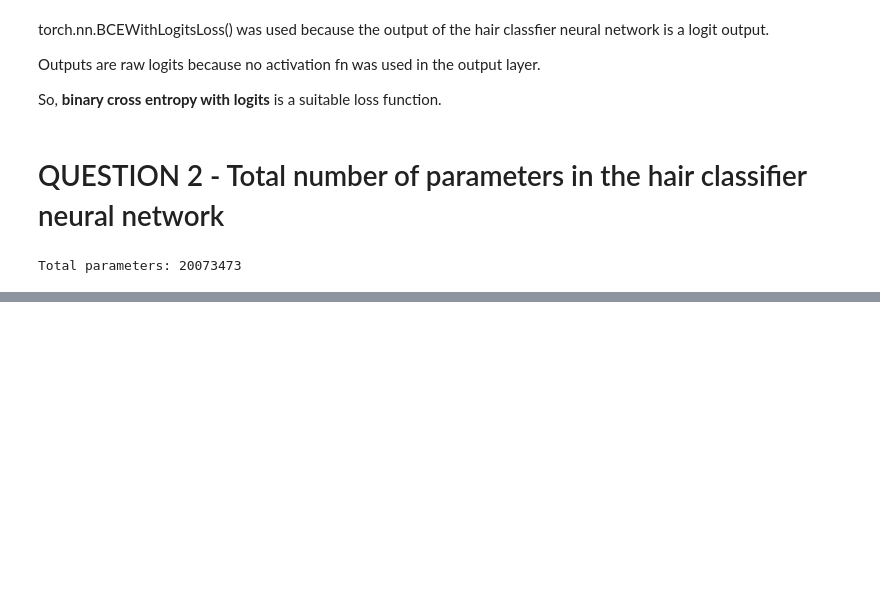
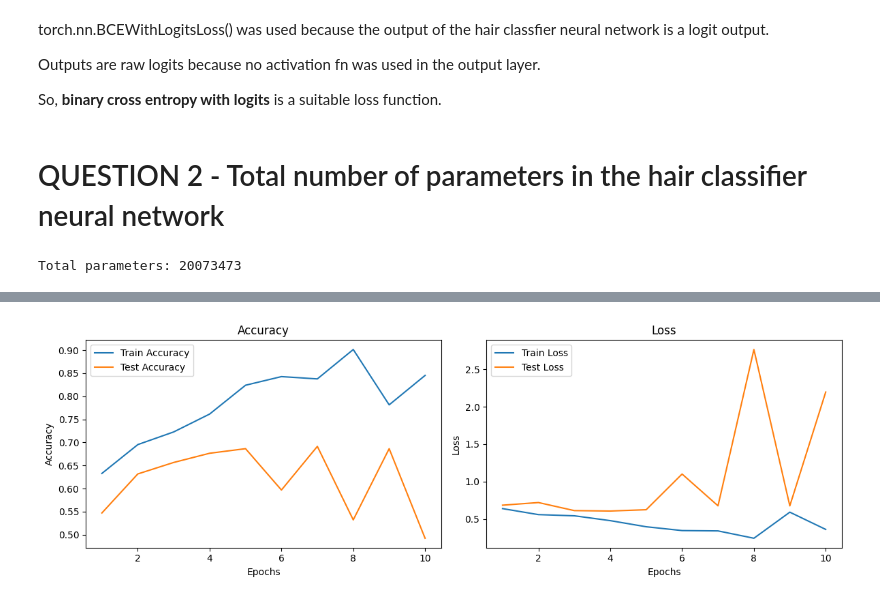
Before and after one commit to srikaldata/ml-zoomcamp-2025, a Jupyter notebook: 07-deep-learning/07-deep-learning-homework.ipynb, the cells around one changed output, grey strips where cells are left out. Cells and saved outputs as stored; diff of their text form; code cells hidden in the pictures; blank space fills up the shorter version.

Commit message:
deep learning - hw - q3 q4 finding the median training accuracy andhte standard deviation of training loss across ten epochs

```diff
--- a/07-deep-learning/07-deep-learning-homework.ipynb
+++ b/07-deep-learning/07-deep-learning-homework.ipynb
@@ -252,0 +322,27 @@ Total parameters: 20073473
+# %%
+# plotting the outputs
+import matplotlib.pyplot as plt
+
+epochs = range(1, len(history['acc']) + 1)
+plt.figure(figsize=(12, 4))
+
+plt.subplot(1, 2, 1)
+plt.plot(epochs, history['acc'], label='Train Accuracy')
+plt.plot(epochs, history['test_acc'], label='Test Accuracy')
+plt.title('Accuracy')
+plt.xlabel('Epochs')
+plt.ylabel('Accuracy')
+plt.legend()
+
+plt.subplot(1, 2, 2)
+plt.plot(epochs, history['loss'], label='Train Loss')
+plt.plot(epochs, history['test_loss'], label='Test Loss')
+plt.title('Loss')
+plt.xlabel('Epochs')
+plt.ylabel('Loss')
+plt.legend()
+
+plt.tight_layout()
+plt.show()
+# %% [output]
+[figure, added]
```
Also changed, not shown: parts of 3 cells of this notebook.
